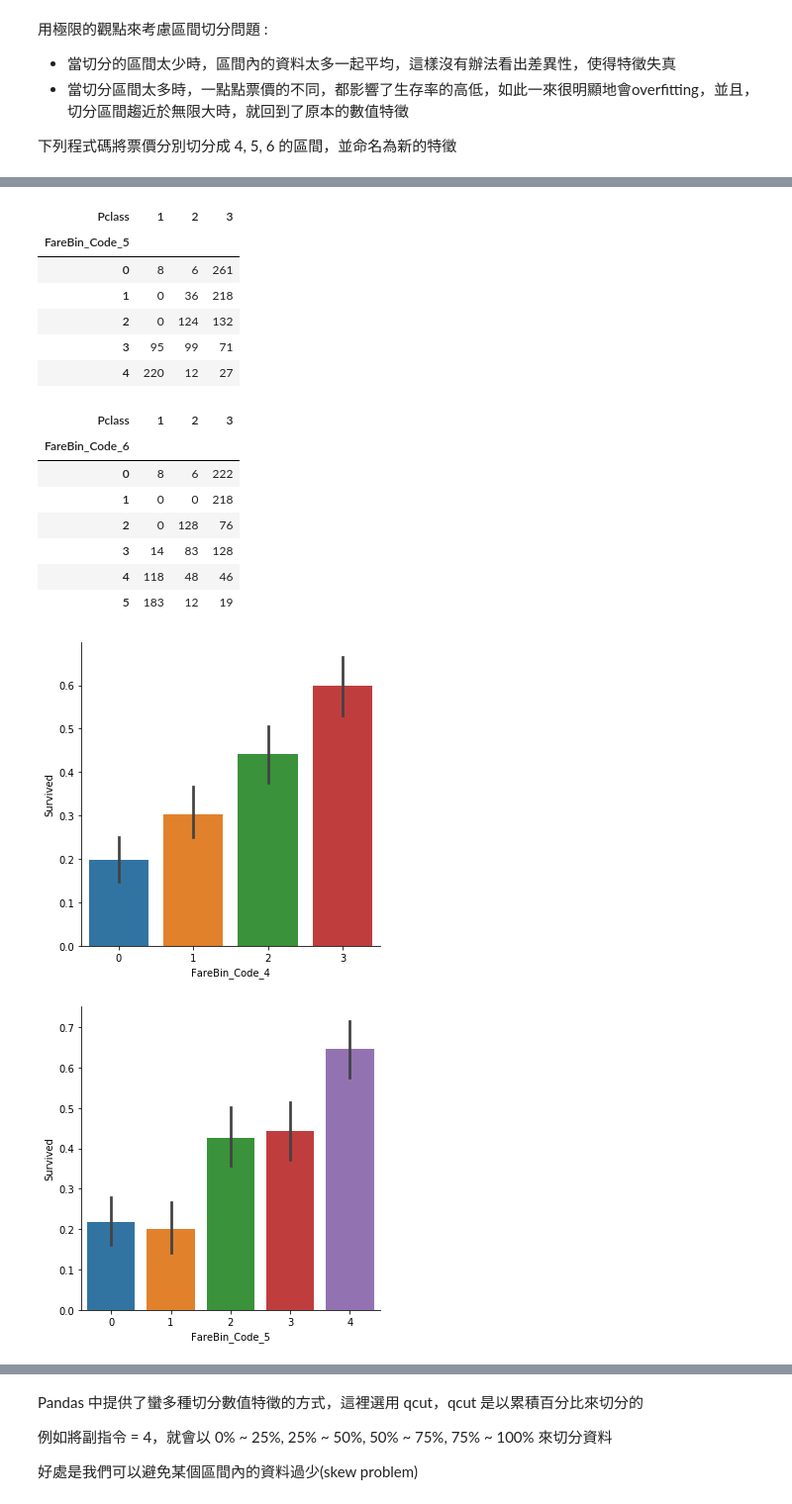
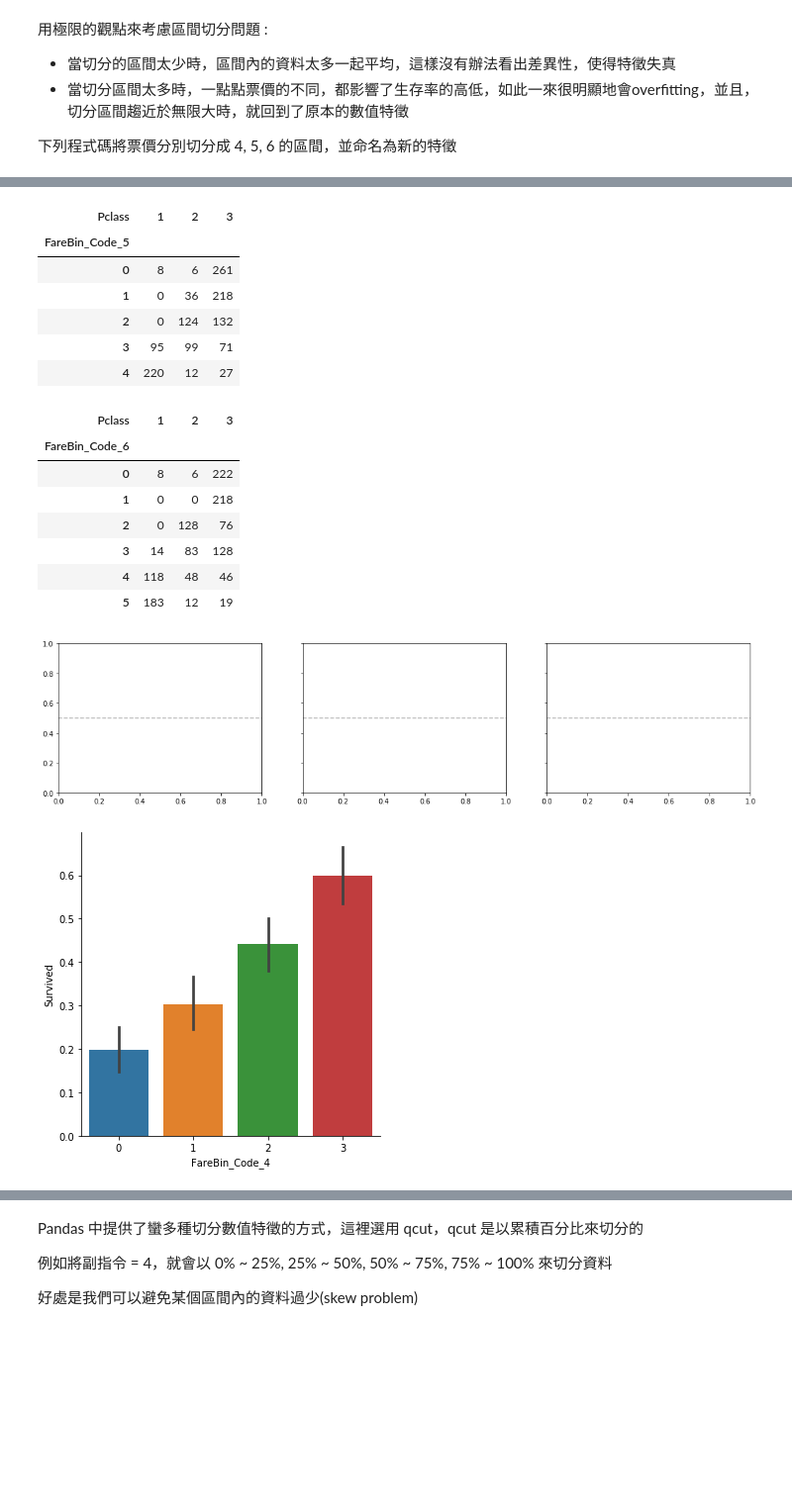
Before and after one commit to myps6415/Data-Analysis-Project, a Jupyter notebook: Kaggle/Titanic/Titanic.ipynb, the cells around one changed output, grey strips where cells are left out. Shown at 99% size. Saved outputs shown, nothing was run; the diff lists cells and outputs as text; code cells hidden in the pictures; blank space fills up the shorter version.

```diff
--- a/Kaggle/Titanic/Titanic.ipynb
+++ b/Kaggle/Titanic/Titanic.ipynb
@@ -141,39 +141,38 @@ df_6 = pd.crosstab(data_df['FareBin_Code_6'],data_df['Pclass'])
 display_side_by_side(df_4, df_5, df_6)
 
 # plots
-# fig, [ax1, ax2, ax3] = plt.subplots(1, 3, sharey=True)
-# fig.set_figwidth(18)
+fig, [ax1, ax2, ax3] = plt.subplots(1, 3,sharey=True)
+fig.set_figwidth(18)
 for axi in [ax1, ax2, ax3]:
-    axi.axhline(0.5, linestyle='dashed', c='black', alpha = .3)
+    axi.axhline(0.5,linestyle='dashed', c='black',alpha = .3)
 g1 = sns.factorplot(x='FareBin_Code_4', y="Survived", data=data_df,kind='bar',ax=ax1)
 g2 = sns.factorplot(x='FareBin_Code_5', y="Survived", data=data_df,kind='bar',ax=ax2)
 g3 = sns.factorplot(x='FareBin_Code_6', y="Survived", data=data_df,kind='bar',ax=ax3)
-
 # close FacetGrid object
 # plt.close(g1.fig)
 # plt.close(g2.fig)
 # plt.close(g3.fig)
 # %% [output]
 | Pclass | 1 | 2 | 3 |
 | FareBin_Code_4 |  |  |  |
 | 0 | 8 | 6 | 323 |
 | 1 | 0 | 128 | 193 |
 | 2 | 77 | 104 | 147 |
 | 3 | 238 | 39 | 46 |
 | Pclass | 1 | 2 | 3 |
 | FareBin_Code_5 |  |  |  |
 | 0 | 8 | 6 | 261 |
 | 1 | 0 | 36 | 218 |
 | 2 | 0 | 124 | 132 |
 | 3 | 95 | 99 | 71 |
 | 4 | 220 | 12 | 27 |
 | Pclass | 1 | 2 | 3 |
 | FareBin_Code_6 |  |  |  |
 | 0 | 8 | 6 | 222 |
 | 1 | 0 | 0 | 218 |
 | 2 | 0 | 128 | 76 |
 | 3 | 14 | 83 | 128 |
 | 4 | 118 | 48 | 46 |
 | 5 | 183 | 12 | 19 |
-[figure, old version]
+[figure, new version]
-[figure, old version]
+[figure, new version]
```
Also changed, not shown: parts of 14 cells of this notebook, 1 other file.
